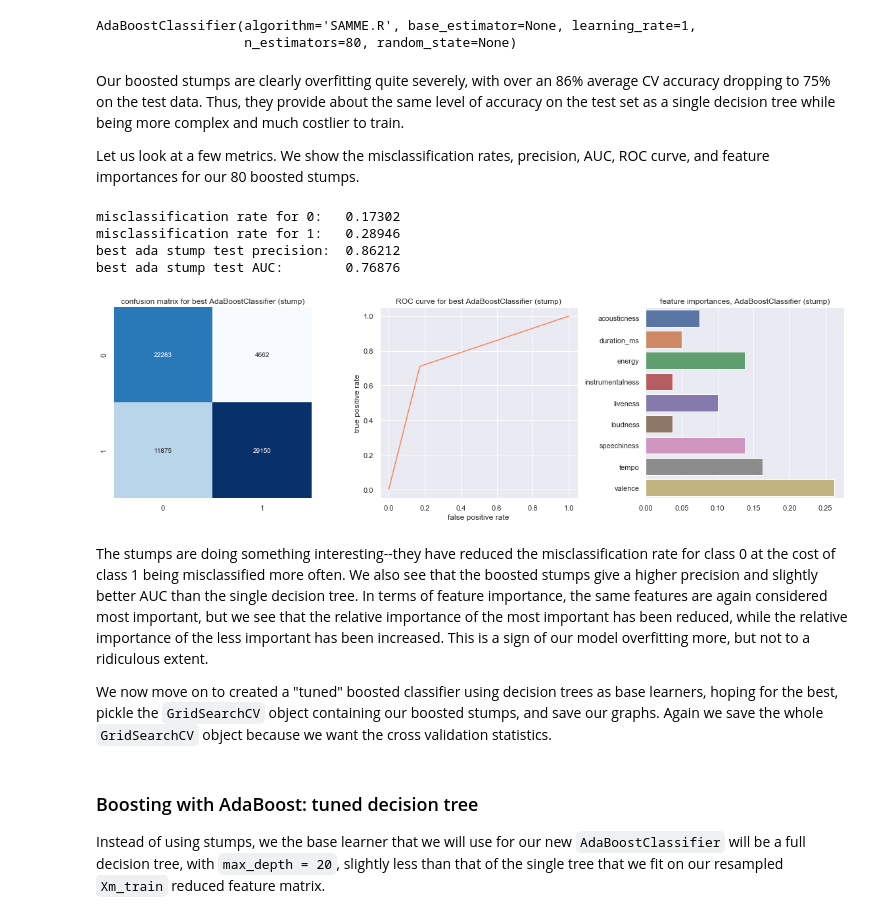
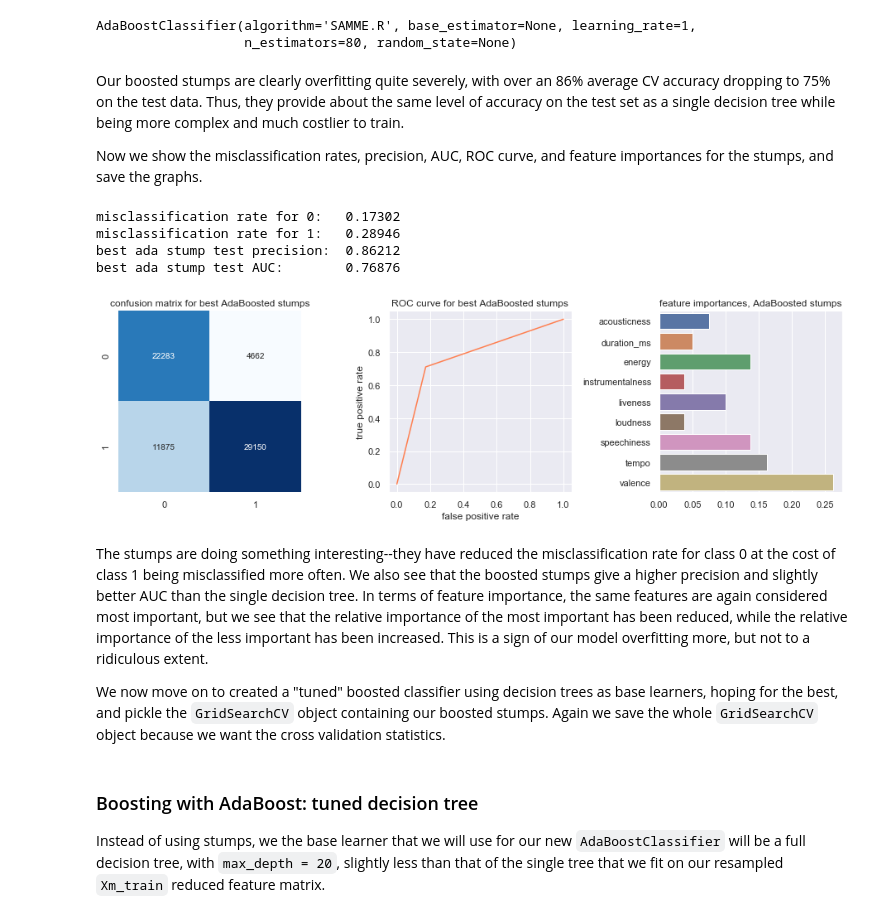
Before and after one commit to phetdam/tomodachi_proj, a Jupyter notebook: bb200_second_impression.ipynb, the cells around one changed output. Cells and saved outputs as stored; diff of their text form; code cells hidden in the pictures.

```diff
--- a/bb200_second_impression.ipynb
+++ b/bb200_second_impression.ipynb
@@ -388,39 +377,28 @@ AdaBoostClassifier(algorithm='SAMME.R', base_estimator=None, learning_rate=1,
 # %% [markdown]
 Our boosted stumps are clearly overfitting quite severely, with over an 86% average CV accuracy dropping to 75% on the test data. Thus, they provide about the same level of accuracy on the test set as a single decision tree while being more complex and much costlier to train.
 
-Let us look at a few metrics. We show the misclassification rates, precision, AUC, ROC curve, and feature importances for our 80 boosted stumps.
+Now we show the misclassification rates, precision, AUC, ROC curve, and feature importances for the stumps, and save the graphs.
-# %%
-# our confusion matrix
-ada_cmat = confusion_matrix(ym_test, ada_stump_best.predict(Xm_test))
-print("misclassification rate for 0:\t{0:.5f}\nmisclassification rate for 1:\t{1:.5f}"
-      "".format(ada_cmat[0][1] / sum(ada_cmat[0]), ada_cmat[1][0] / sum(ada_cmat[1])))
-# predicted values from test feature matrix
-ym_test_pred = ada_stump_best.predict(Xm_test)
-print("best ada stump test precision:\t{0:.5f}\nbest ada stump test AUC:\t{1:.5f}"
-      "".format(precision_score(ym_test, ym_test_pred), roc_auc_score(ym_test, ym_test_pred)))
-# get fpr, tpr
-ym_test_fpr, ym_test_tpr, thresholds = roc_curve(ym_test, ym_test_pred)
-fig, axs = plt.subplots(nrows = 1, ncols = 3, figsize = (16, 5))
-axs[0].set_title("confusion matrix for best AdaBoostClassifier (stump)")
-sns.heatmap(ada_cmat, annot = True, cmap = "Blues", cbar = False, ax = axs[0], fmt = "d")
-axs[1].set_title("ROC curve for best AdaBoostClassifier (stump)")
-axs[1].set_xlabel("false positive rate")
-axs[1].set_ylabel("true positive rate")
-sns.lineplot(ym_test_fpr, ym_test_tpr, color = "coral", ax = axs[1])
-axs[2].set_title("feature importances, AdaBoostClassifier (stump)")
-sns.barplot(data = pd.DataFrame([ada_stump_best.feature_importances_], columns = Xm_test.columns),
-            ax = axs[2], orient = "h")
-fig.tight_layout()
-# %% [output]
-misclassification rate for 0:   0.17302
-misclassification rate for 1:   0.28946
-best ada stump test precision:  0.86212
-best ada stump test AUC:        0.76876
-[figure, removed]
+# %%
+# create figure and save figure; return figure, confusion matrix, and statistics
+fig, cmat, stats_dict = mcs.multiclass_stats(ada_stump_best, Xm_test, ym_test, best_model = True,
+                                             model_name = "AdaBoosted stumps", feature_ws = True,
+                                             out_file = "./figures/ada_stump_gscv_stats.png")
+# misclassification rates
+print("misclassification rate for 0:\t{0:.5f}\nmisclassification rate for 1:\t{1:.5f}"
+      "".format(stats_dict["mc_rates"][0], stats_dict["mc_rates"][1]))
+# predicted values from test feature matrix
+print("best ada stump test precision:\t{0:.5f}\nbest ada stump test AUC:\t{1:.5f}"
+      "".format(stats_dict["precision"], stats_dict["auc"]))
+# %% [output]
+misclassification rate for 0:   0.17302
+misclassification rate for 1:   0.28946
+best ada stump test precision:  0.86212
+best ada stump test AUC:        0.76876
+[figure, added]
 # %% [markdown]
 The stumps are doing something interesting--they have reduced the misclassification rate for class 0 at the cost of class 1 being misclassified more often. We also see that the boosted stumps give a higher precision and slightly better AUC than the single decision tree. In terms of feature importance, the same features are again considered most important, but we see that the relative importance of the most important has been reduced, while the relative importance of the less important has been increased. This is a sign of our model overfitting more, but not to a ridiculous extent.
 
-We now move on to created a "tuned" boosted classifier using decision trees as base learners, hoping for the best, pickle the `GridSearchCV` object containing our boosted stumps, and save our graphs. Again we save the whole `GridSearchCV` object because we want the cross validation statistics.
+We now move on to created a "tuned" boosted classifier using decision trees as base learners, hoping for the best, and pickle the `GridSearchCV` object containing our boosted stumps. Again we save the whole `GridSearchCV` object because we want the cross validation statistics.
 # %%
 with open("./ada_stump_gscv.pickle", "wb") as ada_stump_gscv_file:
     pickle.dump(ada_stump_gscv, ada_stump_gscv_file)
```
Also changed, not shown: parts of 20 cells of this notebook.
